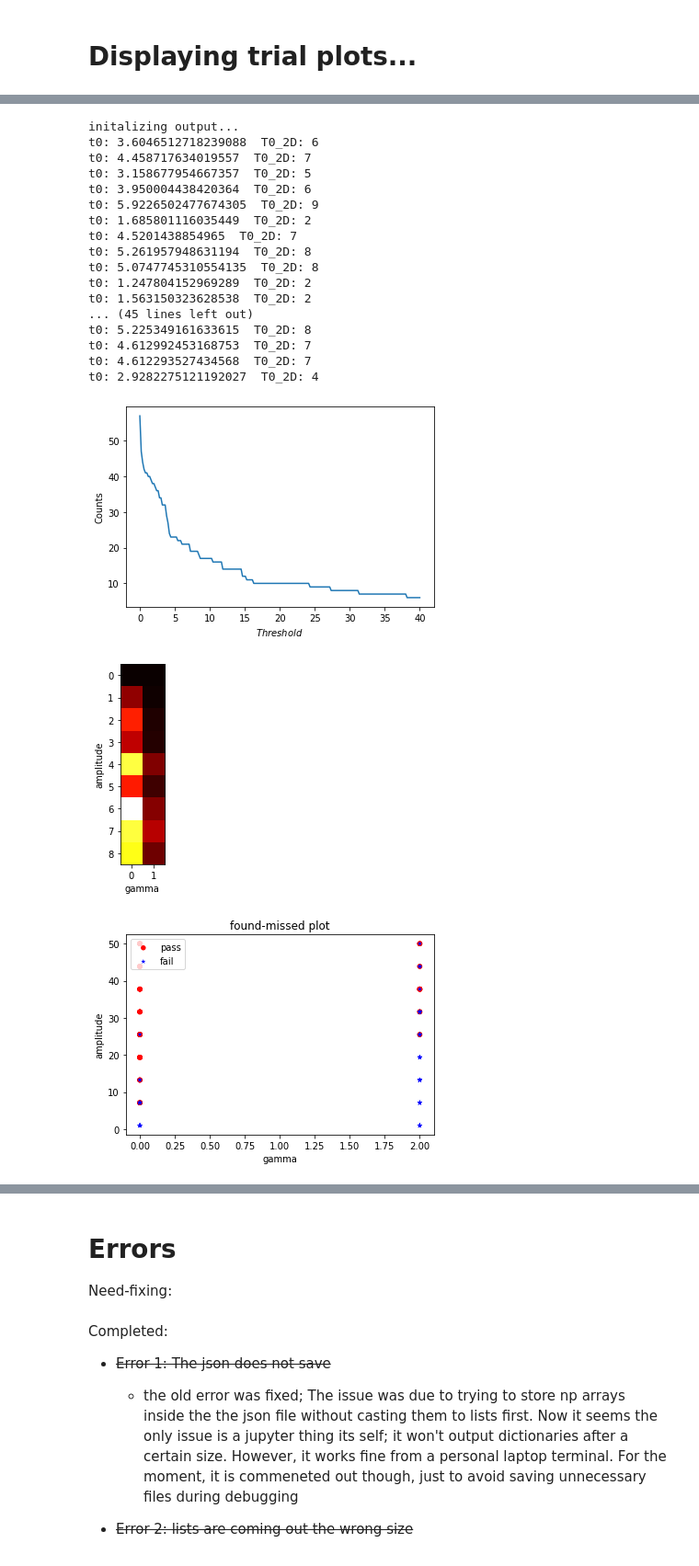
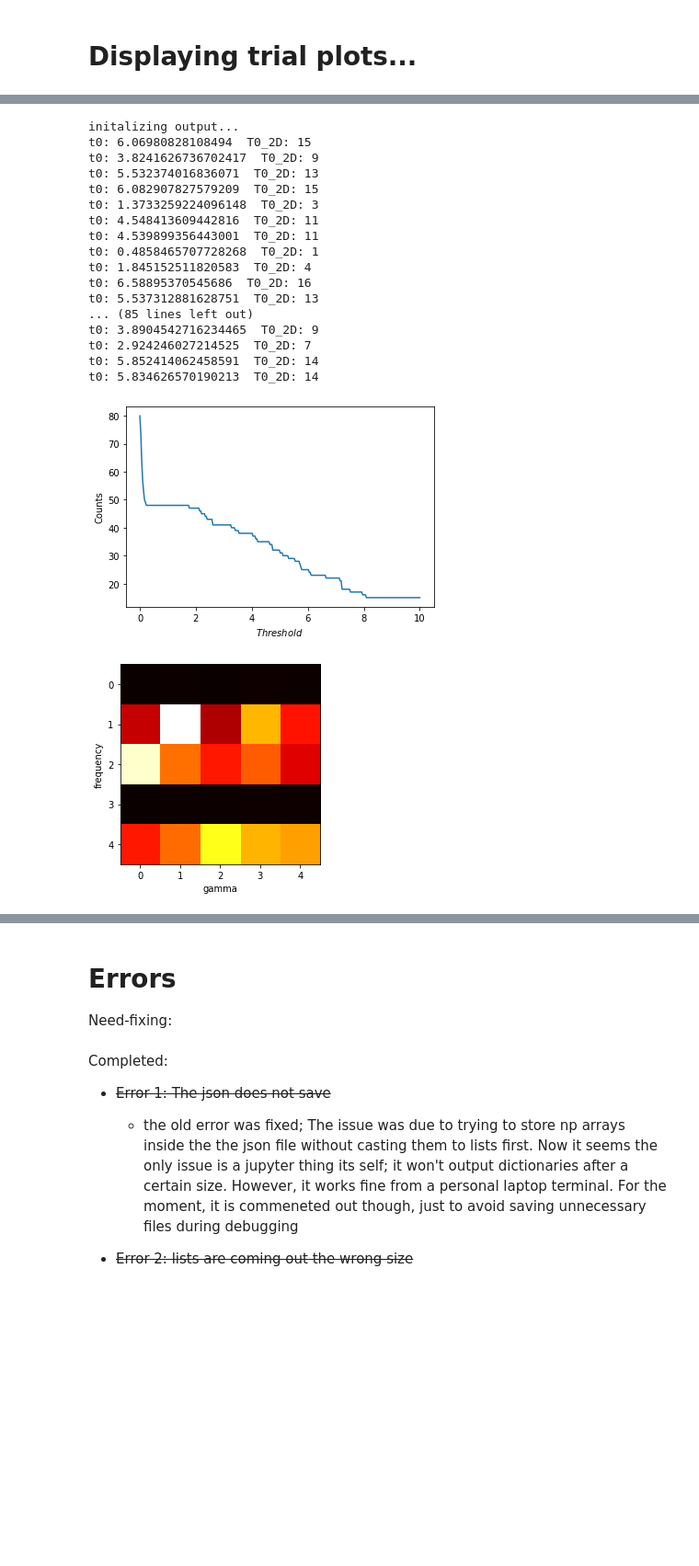
Before and after one commit to mickbrawler/Waveforms, a Jupyter notebook: OnSource_part_1.ipynb, the cells around one changed output, grey strips where cells are left out. Shown at 92% size. Saved outputs shown, nothing was run; the diff lists cells and outputs as text; code cells hidden in the pictures; blank space fills up the shorter version.

```diff
--- a/OnSource_part_1.ipynb
+++ b/OnSource_part_1.ipynb
@@ -629,33 +812,26 @@ y=x.rho()
 # %%
 #performs modulation/ bg-fg value finding on rho
-z=x.window(.3)
+z=OS.window(.2)
 # %% [output]
 initalizing output...
-t0: 3.6046512718239088  T0_2D: 6
-t0: 4.458717634019557  T0_2D: 7
-t0: 3.158677954667357  T0_2D: 5
-t0: 3.950004438420364  T0_2D: 6
-t0: 5.9226502477674305  T0_2D: 9
-t0: 1.685801116035449  T0_2D: 2
-t0: 4.5201438854965  T0_2D: 7
-t0: 5.261957948631194  T0_2D: 8
-t0: 5.0747745310554135  T0_2D: 8
-t0: 1.247804152969289  T0_2D: 2
-t0: 1.563150323628538  T0_2D: 2
-... (45 lines left out)
-t0: 5.225349161633615  T0_2D: 8
-t0: 4.612992453168753  T0_2D: 7
-t0: 4.612293527434568  T0_2D: 7
-t0: 2.9282275121192027  T0_2D: 4
+t0: 6.06980828108494  T0_2D: 15
+t0: 3.8241626736702417  T0_2D: 9
+t0: 5.532374016836071  T0_2D: 13
+t0: 6.082907827579209  T0_2D: 15
+t0: 1.3733259224096148  T0_2D: 3
+t0: 4.548413609442816  T0_2D: 11
+t0: 4.539899356443001  T0_2D: 11
+t0: 0.4858465707728268  T0_2D: 1
+t0: 1.845152511820583  T0_2D: 4
+t0: 6.58895370545686  T0_2D: 16
+t0: 5.537312881628751  T0_2D: 13
+... (85 lines left out)
+t0: 3.8904542716234465  T0_2D: 9
+t0: 2.924246027214525  T0_2D: 7
+t0: 5.852414062458591  T0_2D: 14
+t0: 5.834626570190213  T0_2D: 14
-# %%
-#plots threshold vs. success-count
-w=x.test_plotter(40,200,1,2)
-# %% [output]
-[figure, removed]
-[figure, removed]
-# %%
-#scatter plot of fails & passes given threshold t
-# Amplitude vs. gamma
-x.Scatter_plotter( 4, 2, 1)
-# %% [output]
-[figure, removed]
+# %%
+OS.test_plotter( 10, 300, var1=0, var2=0)
+# %% [output]
+[figure, added]
+[figure, added]
```
Also changed, not shown: parts of 20 cells of this notebook.
